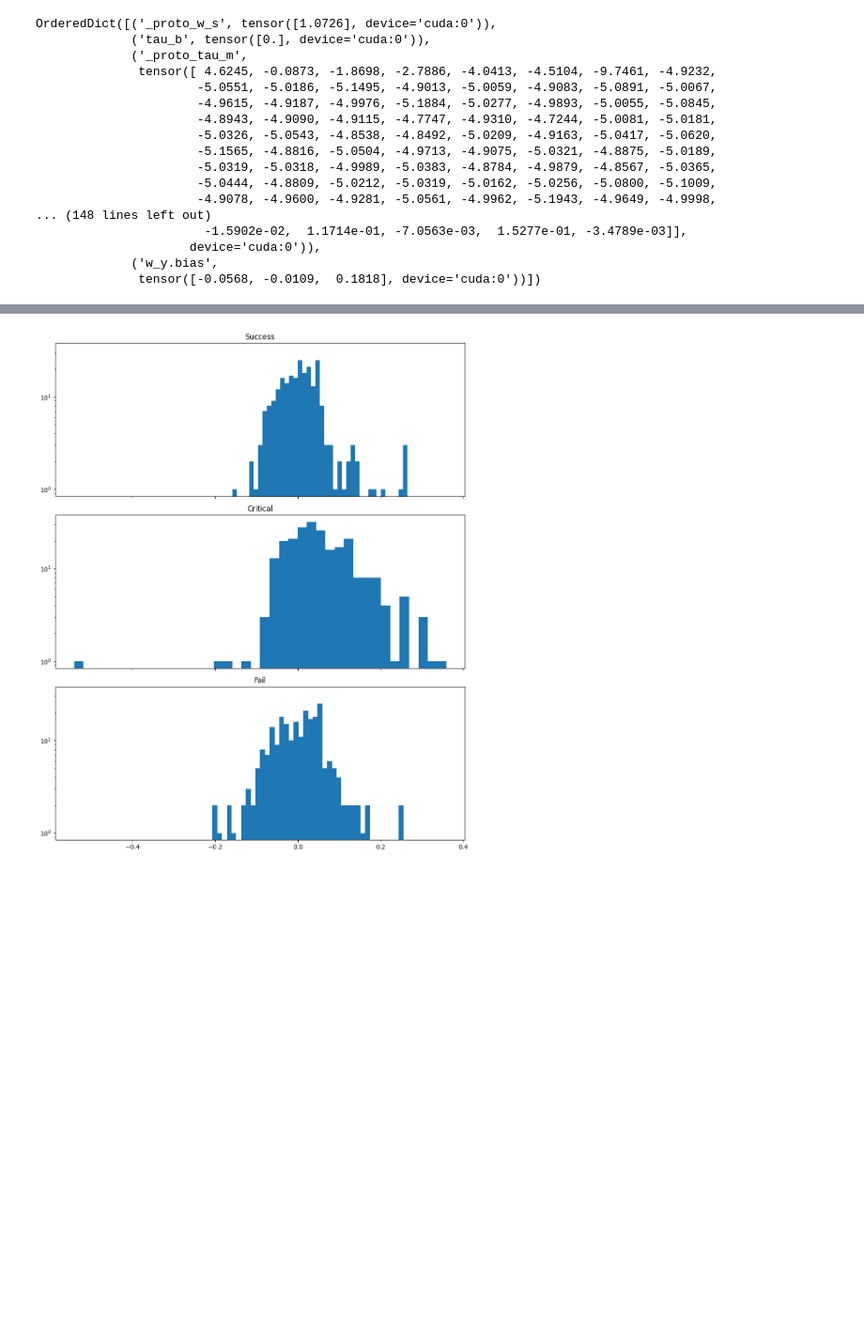
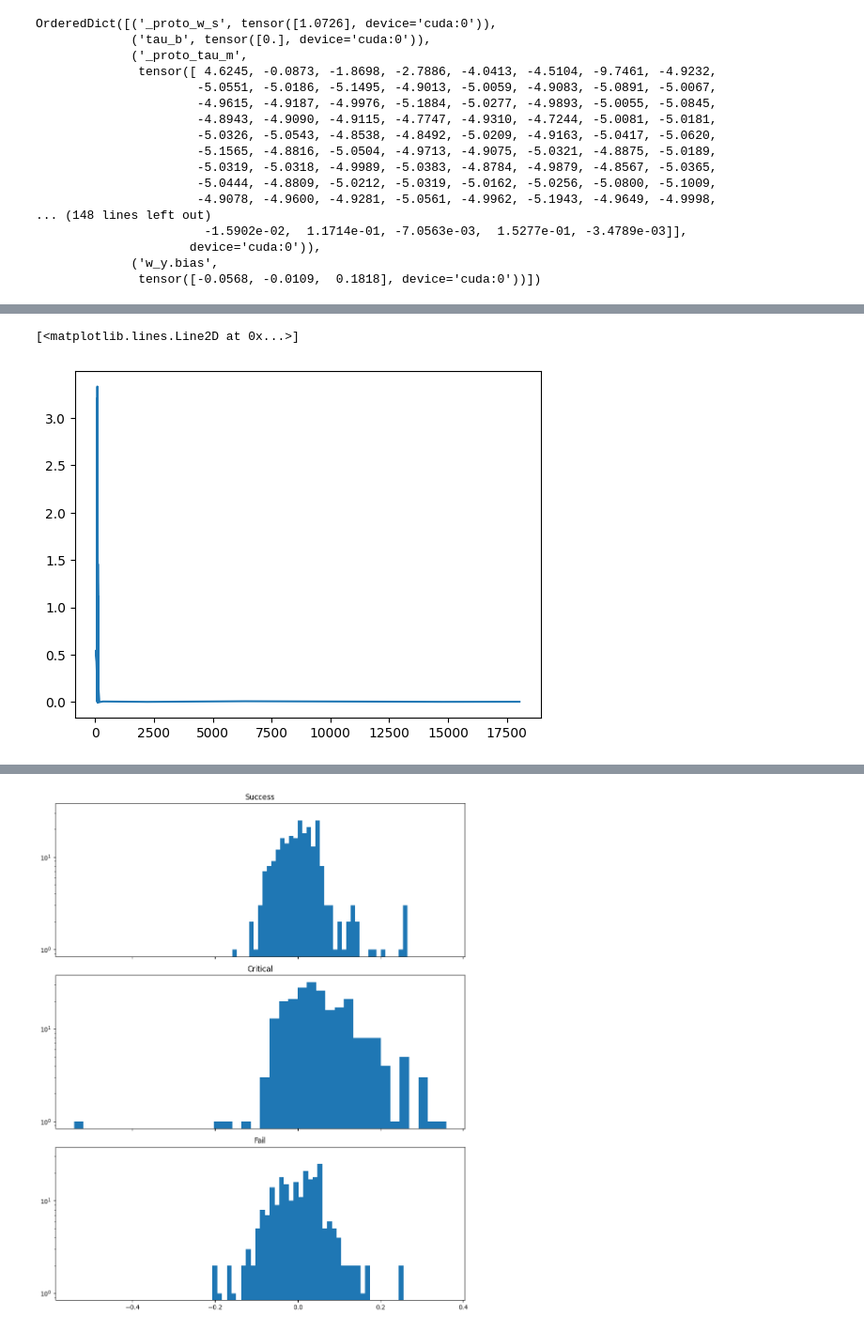
Before and after one commit to Baskin-LIU/elmneuron, a Jupyter notebook: notebooks/parity_notebook.ipynb, the cells around one changed output, grey strips where cells are left out. Shown at 94% size. Cells and saved outputs as stored; diff of their text form; code cells hidden in the pictures; blank space fills up the shorter version.

```diff
--- a/notebooks/parity_notebook.ipynb
+++ b/notebooks/parity_notebook.ipynb
@@ -285,0 +295,6 @@ plt.show()
+# %%
+#plt.plot(tau)
+plt.plot(np.exp(np.exp(-1/tau)/0.1), np.square(weight_out[1]))
+# %% [output]
+[<matplotlib.lines.Line2D at 0x...>]
+[figure, added]
```
Also changed, not shown: parts of 27 cells of this notebook, 8 other files.
